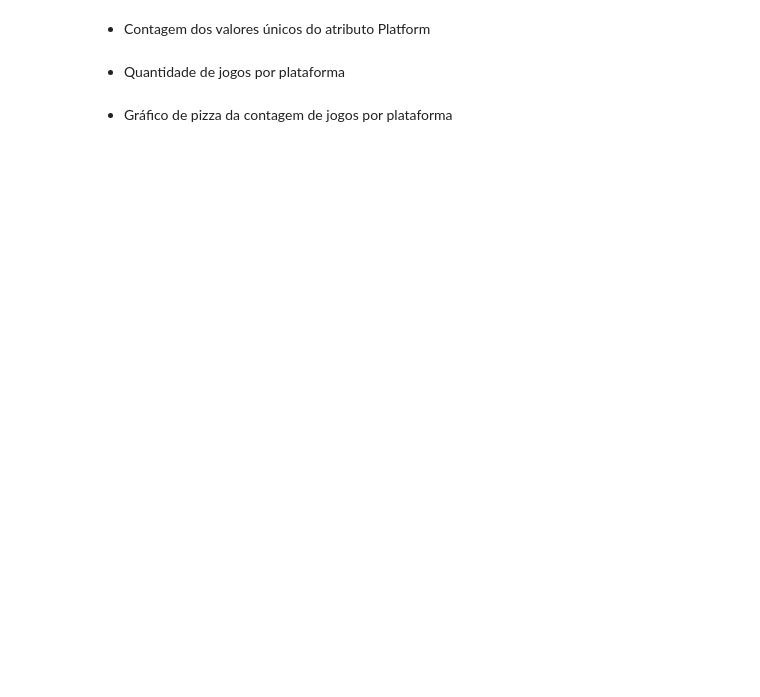
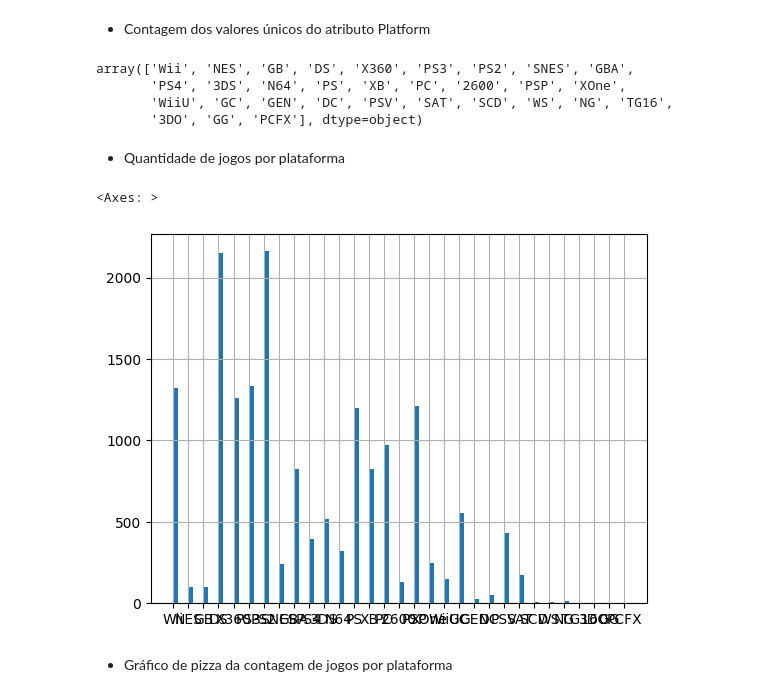
Before and after one commit to Joao-Inacio/Pandas-Descomplicado-Um-Guia-Pratico-para-Iniciantes, a Jupyter notebook: 0.1_Series/Exercícios_NÃO_resolvidos.ipynb, the cells around one changed output. Saved outputs shown, nothing was run; the diff lists cells and outputs as text; code cells hidden in the pictures; blank space fills up the shorter version.

```diff
--- a/0.1_Series/Exercícios_NÃO_resolvidos.ipynb
+++ b/0.1_Series/Exercícios_NÃO_resolvidos.ipynb
@@ -943,6 +982,18 @@ jogos_destaque
 # %% [markdown]
 - Contagem dos valores únicos do atributo Platform
+# %%
+df2['Platform'].unique()
+# %% [output]
+array(['Wii', 'NES', 'GB', 'DS', 'X360', 'PS3', 'PS2', 'SNES', 'GBA',
+       'PS4', '3DS', 'N64', 'PS', 'XB', 'PC', '2600', 'PSP', 'XOne',
+       'WiiU', 'GC', 'GEN', 'DC', 'PSV', 'SAT', 'SCD', 'WS', 'NG', 'TG16',
+       '3DO', 'GG', 'PCFX'], dtype=object)
 # %% [markdown]
 - Quantidade de jogos por plataforma
+# %%
+df2['Platform'].hist(bins=90)
+# %% [output]
+<Axes: >
+[figure, added]
 # %% [markdown]
 - Gráfico de pizza da contagem de jogos por plataforma
```
Also changed, not shown: parts of 8 cells of this notebook.
